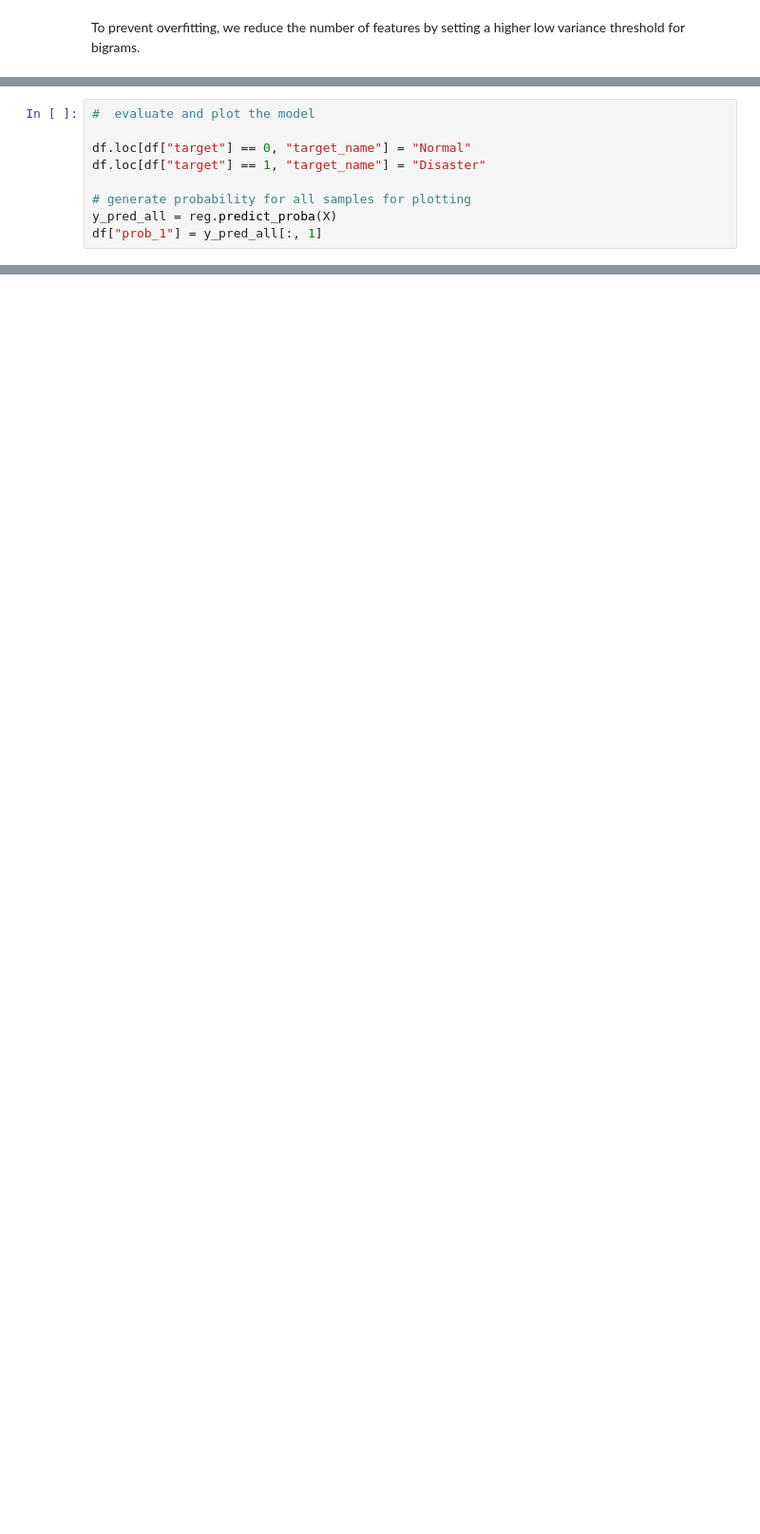
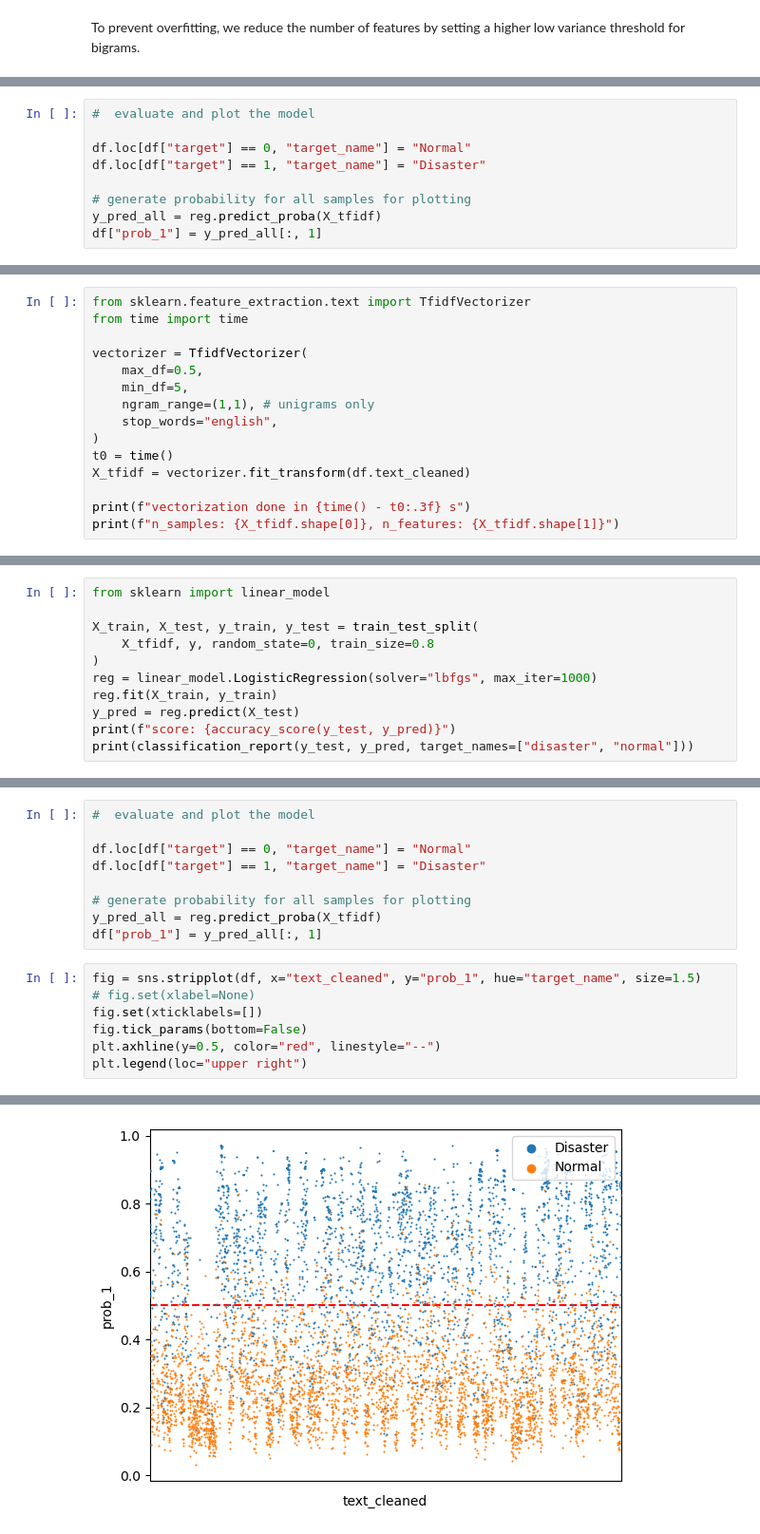
Before and after one commit to bowenwen/npl-natural-disasters, a Jupyter notebook: analysis.ipynb, the cells around one changed output, grey strips where cells are left out. Shown: that part at 95% size. Saved outputs shown, nothing was run; the diff lists cells and outputs as text; blank space fills up the shorter version.

```diff
--- a/analysis.ipynb
+++ b/analysis.ipynb
@@ -618,7 +567,7 @@ df.loc[df["target"] == 0, "target_name"] = "Normal"
 df.loc[df["target"] == 1, "target_name"] = "Disaster"
 
 # generate probability for all samples for plotting
-y_pred_all = reg.predict_proba(X)
+y_pred_all = reg.predict_proba(X_tfidf)
 df["prob_1"] = y_pred_all[:, 1]
 # %%
 fig = sns.stripplot(df, x="text_cleaned", y="prob_1", hue="target_name", size=1.5)
@@ -629,0 +586,15 @@ plt.legend(loc="upper right")
+# %%
+from sklearn.feature_extraction.text import TfidfVectorizer
+from time import time
+
+vectorizer = TfidfVectorizer(
+    max_df=0.5,
+    min_df=5,
+    ngram_range=(1,1), # unigrams only
+    stop_words="english",
+)
+t0 = time()
+X_tfidf = vectorizer.fit_transform(df.text_cleaned)
+
+print(f"vectorization done in {time() - t0:.3f} s")
+print(f"n_samples: {X_tfidf.shape[0]}, n_features: {X_tfidf.shape[1]}")
@@ -629,0 +604,11 @@ plt.legend(loc="upper right")
+# %%
+from sklearn import linear_model
+
+X_train, X_test, y_train, y_test = train_test_split(
+    X_tfidf, y, random_state=0, train_size=0.8
+)
+reg = linear_model.LogisticRegression(solver="lbfgs", max_iter=1000)
+reg.fit(X_train, y_train)
+y_pred = reg.predict(X_test)
+print(f"score: {accuracy_score(y_test, y_pred)}")
+print(classification_report(y_test, y_pred, target_names=["disaster", "normal"]))
@@ -629,0 +644,17 @@ plt.legend(loc="upper right")
+# %%
+#  evaluate and plot the model
+
+df.loc[df["target"] == 0, "target_name"] = "Normal"
+df.loc[df["target"] == 1, "target_name"] = "Disaster"
+
+# generate probability for all samples for plotting
+y_pred_all = reg.predict_proba(X_tfidf)
+df["prob_1"] = y_pred_all[:, 1]
+# %%
+fig = sns.stripplot(df, x="text_cleaned", y="prob_1", hue="target_name", size=1.5)
+# fig.set(xlabel=None)
+fig.set(xticklabels=[])
+fig.tick_params(bottom=False)
+plt.axhline(y=0.5, color="red", linestyle="--")
+plt.legend(loc="upper right")
+# %% [output]
@@ -629,0 +662 @@ plt.legend(loc="upper right")
+[figure, added]
```
Also changed, not shown: parts of 46 cells of this notebook.
